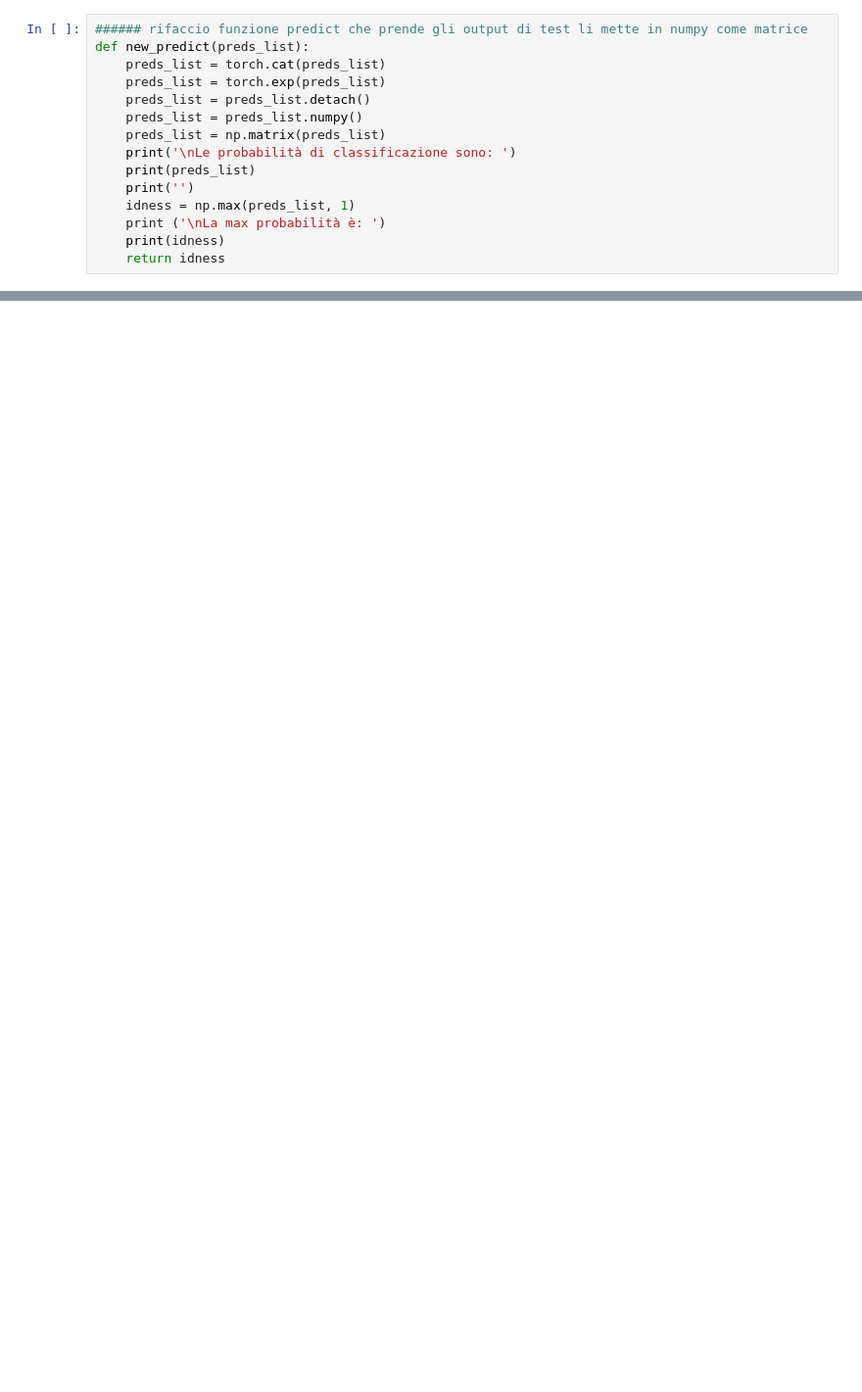
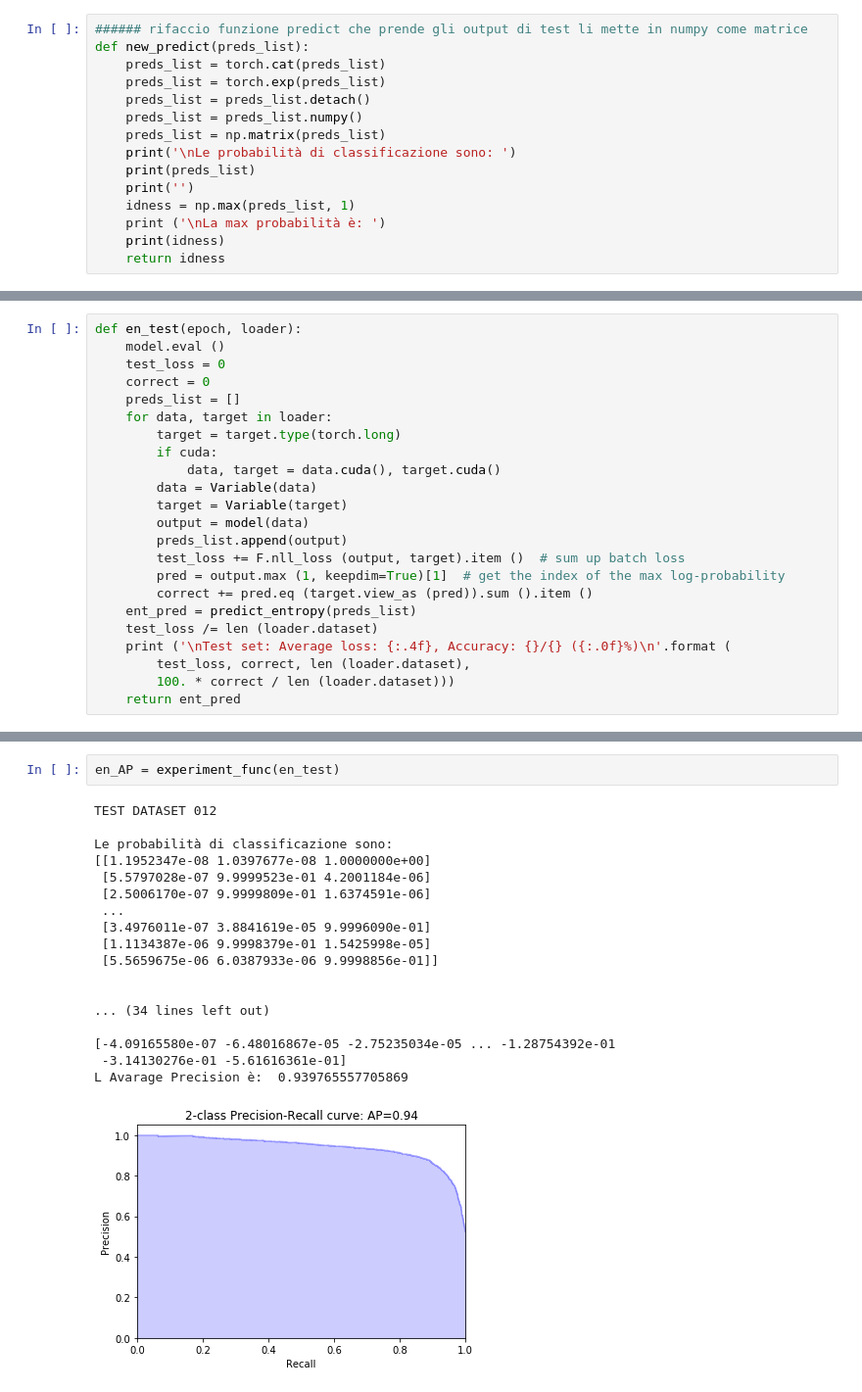
Before and after one commit to AliceCasali/NeuralNetwork_OOD, a Jupyter notebook: Neural Network Pytorch MLP.ipynb, the cells around one changed output, grey strips where cells are left out. Shown at 98% size. Cells and saved outputs as stored; diff of their text form; blank space fills up the shorter version.

Commit message:
added entropy

```diff
--- a/Neural Network Pytorch MLP.ipynb
+++ b/Neural Network Pytorch MLP.ipynb
@@ -420,0 +476,23 @@ Wall time: 3.5 s
+# %%
+def en_test(epoch, loader):
+    model.eval ()
+    test_loss = 0
+    correct = 0
+    preds_list = []
+    for data, target in loader:
+        target = target.type(torch.long)
+        if cuda:
+            data, target = data.cuda(), target.cuda()
+        data = Variable(data)
+        target = Variable(target)
+        output = model(data)
+        preds_list.append(output)
+        test_loss += F.nll_loss (output, target).item ()  # sum up batch loss
+        pred = output.max (1, keepdim=True)[1]  # get the index of the max log-probability
+        correct += pred.eq (target.view_as (pred)).sum ().item ()
+    ent_pred = predict_entropy(preds_list)
+    test_loss /= len (loader.dataset)
+    print ('\nTest set: Average loss: {:.4f}, Accuracy: {}/{} ({:.0f}%)\n'.format (
+        test_loss, correct, len (loader.dataset),
+        100. * correct / len (loader.dataset)))
+    return ent_pred
@@ -420,0 +513,21 @@ Wall time: 3.5 s
+# %%
+en_AP = experiment_func(en_test)
+# %% [output]
+TEST DATASET 012
+
+Le probabilità di classificazione sono:
+[[1.1952347e-08 1.0397677e-08 1.0000000e+00]
+ [5.5797028e-07 9.9999523e-01 4.2001184e-06]
+ [2.5006170e-07 9.9999809e-01 1.6374591e-06]
+ ...
+ [3.4976011e-07 3.8841619e-05 9.9996090e-01]
+ [1.1134387e-06 9.9998379e-01 1.5425998e-05]
+ [5.5659675e-06 6.0387933e-06 9.9998856e-01]]
+
+
+... (34 lines left out)
+
+[-4.09165580e-07 -6.48016867e-05 -2.75235034e-05 ... -1.28754392e-01
+ -3.14130276e-01 -5.61616361e-01]
+L Avarage Precision è:  0.939765557705869
+[figure, added]
```
Also changed, not shown: parts of 18 cells of this notebook.
